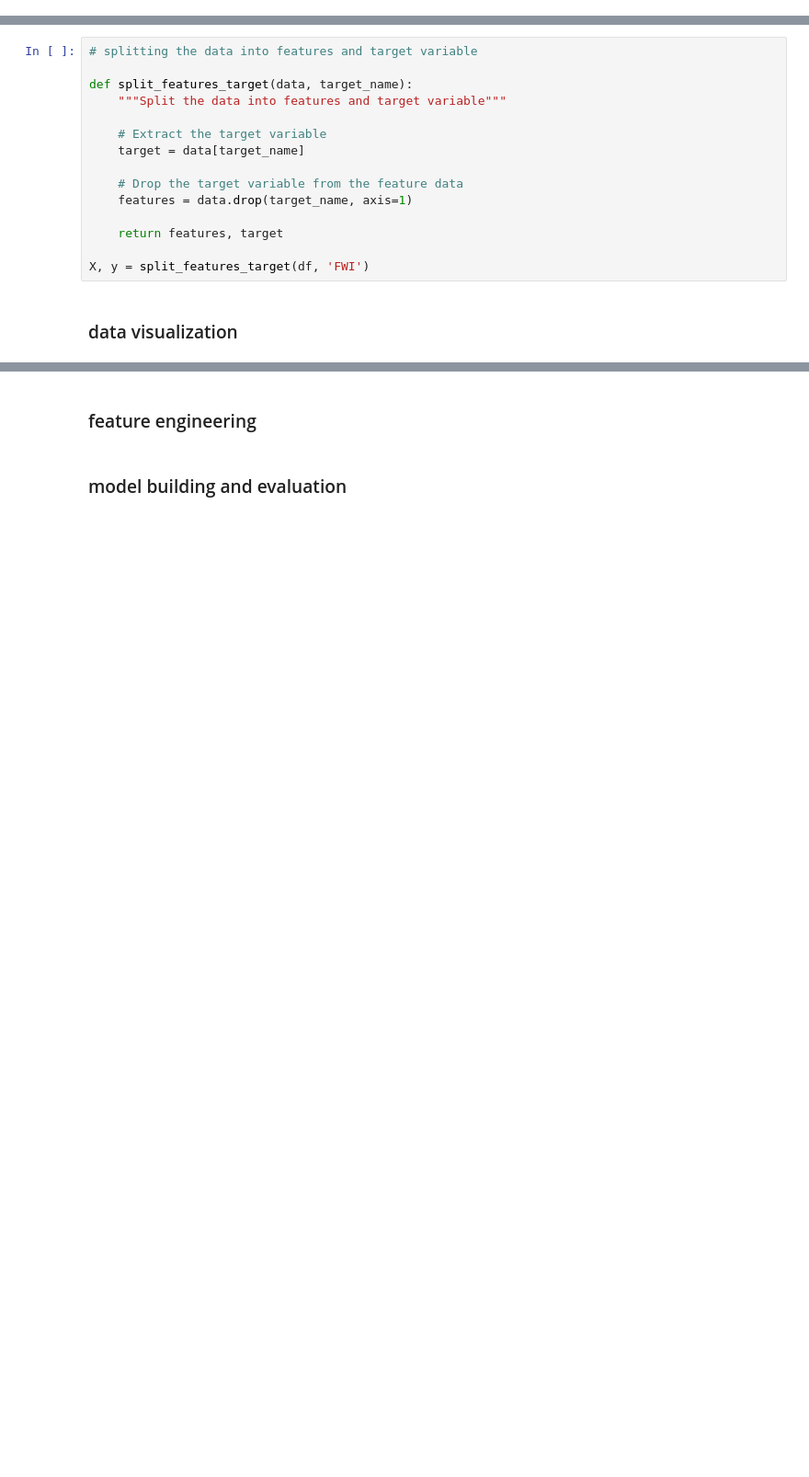
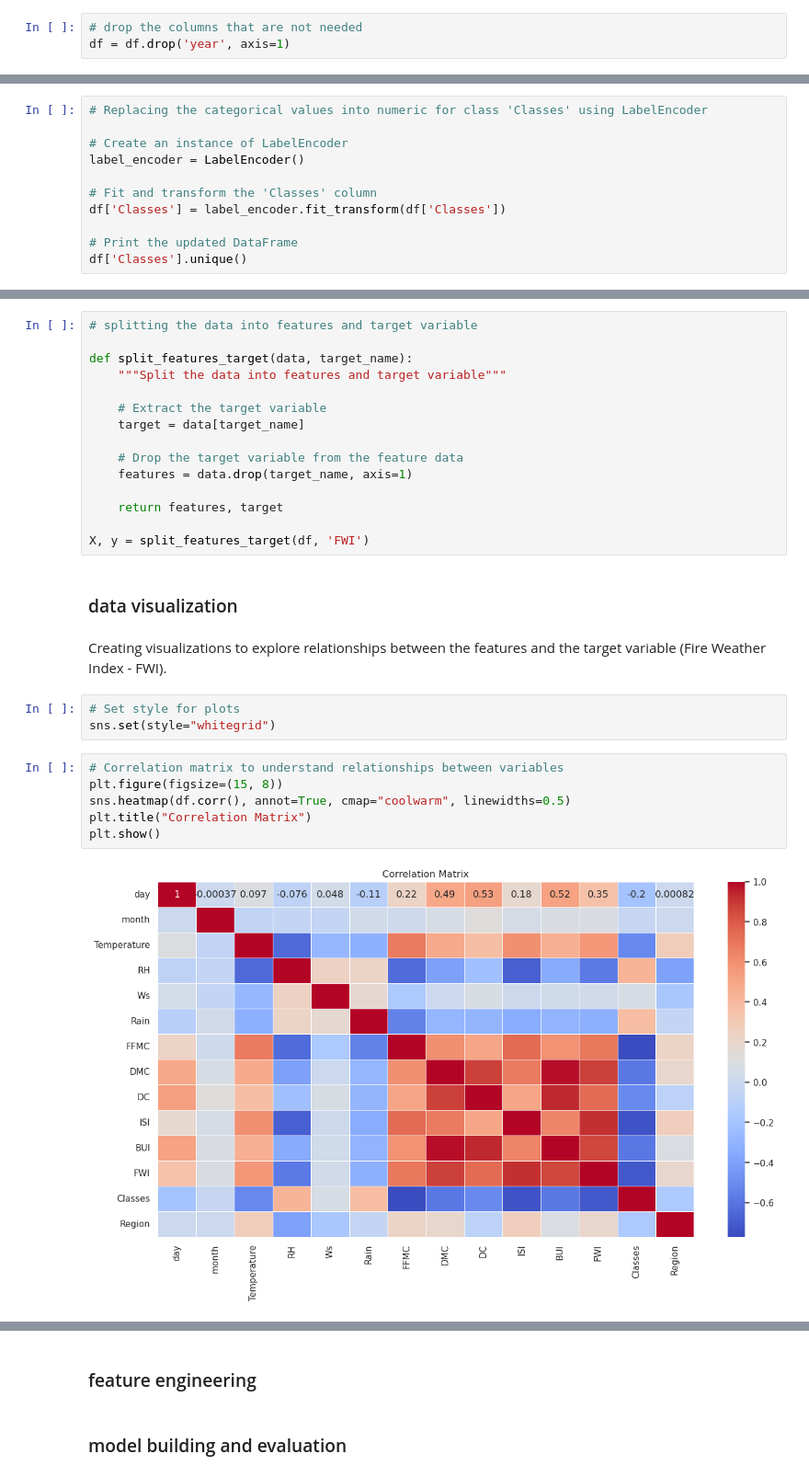
Before and after one commit to Bijay555/AML_3104, a Jupyter notebook: assignment_1/assignment_1.ipynb, the cells around one changed output, grey strips where cells are left out. Shown at 92% size. Cells and saved outputs as stored; diff of their text form; blank space fills up the shorter version.

```diff
--- a/assignment_1/assignment_1.ipynb
+++ b/assignment_1/assignment_1.ipynb
@@ -27,3 +78,6 @@ df.head()
+# %%
+# drop the columns that are not needed
+df = df.drop('year', axis=1)
 # %%
 # checking the data types of all columns
 df.info()
@@ -100,0 +129,11 @@ df.describe().T
+# %%
+# Replacing the categorical values into numeric for class 'Classes' using LabelEncoder
+
+# Create an instance of LabelEncoder
+label_encoder = LabelEncoder()
+
+# Fit and transform the 'Classes' column
+df['Classes'] = label_encoder.fit_transform(df['Classes'])
+
+# Print the updated DataFrame
+df['Classes'].unique()
@@ -115,3 +156,16 @@ def split_features_target(data, target_name):
 X, y = split_features_target(df, 'FWI')
 # %% [markdown]
 ### data visualization
+# %% [markdown]
+Creating visualizations to explore relationships between the features and the target variable (Fire Weather Index - FWI).
+# %%
+# Set style for plots
+sns.set(style="whitegrid")
+# %%
+# Correlation matrix to understand relationships between variables
+plt.figure(figsize=(15, 8))
+sns.heatmap(df.corr(), annot=True, cmap="coolwarm", linewidths=0.5)
+plt.title("Correlation Matrix")
+plt.show()
+# %% [output]
+[figure, added]
```
Also changed, not shown: parts of 13 cells of this notebook.
